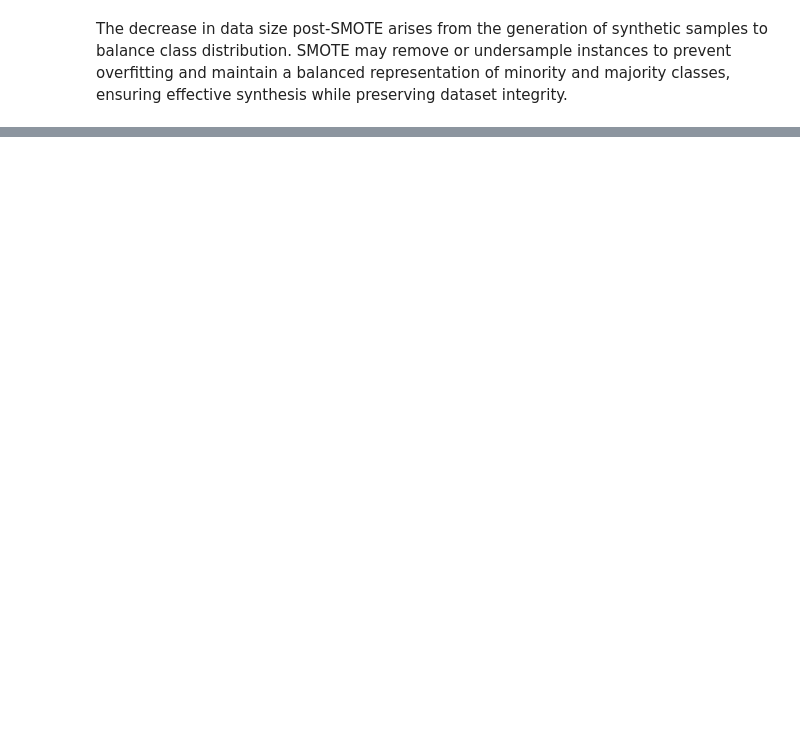
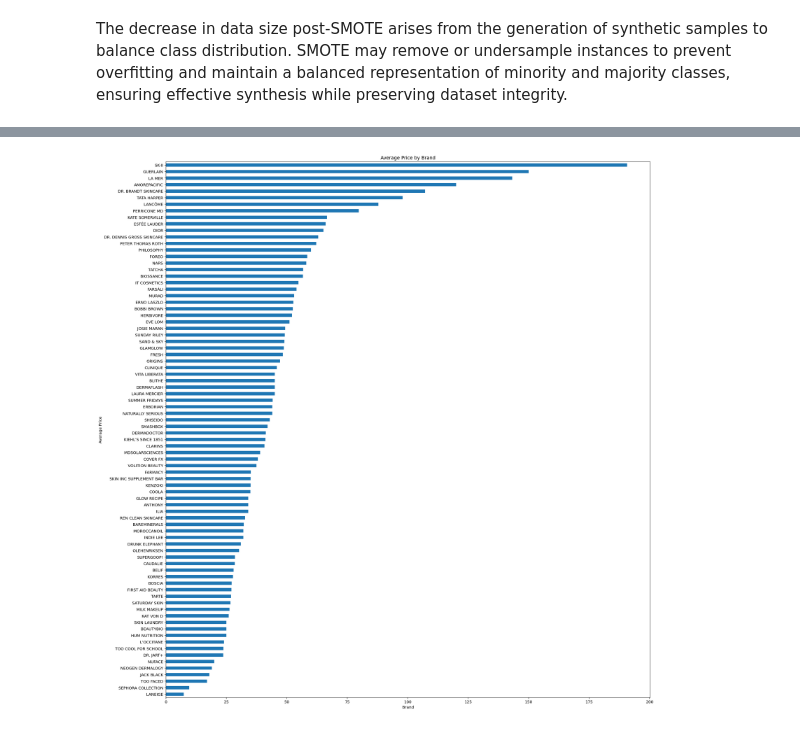
Before and after one commit to samantharivas/sc-cosmetics, a Jupyter notebook: SC-Cosmetics.ipynb, the cells around one changed output, grey strips where cells are left out. Saved outputs shown, nothing was run; the diff lists cells and outputs as text; code cells hidden in the pictures; blank space fills up the shorter version.

```diff
--- a/SC-Cosmetics.ipynb
+++ b/SC-Cosmetics.ipynb
@@ -676,0 +763,13 @@ The decrease in data size post-SMOTE arises from the generation of synthetic sam
+# %%
+# plot the average price by brand
+avg_price_by_brand = sc_df.groupby('brand')['price'].mean().sort_values()
+
+plt.figure(figsize=(20, 20))
+avg_price_by_brand.plot(kind='barh')
+plt.xlabel('Brand')
+plt.ylabel('Average Price')
+plt.title('Average Price by Brand')
+plt.tight_layout()
+plt.show()
+# %% [output]
+[figure, added]
```
Also changed, not shown: parts of 20 cells of this notebook.
